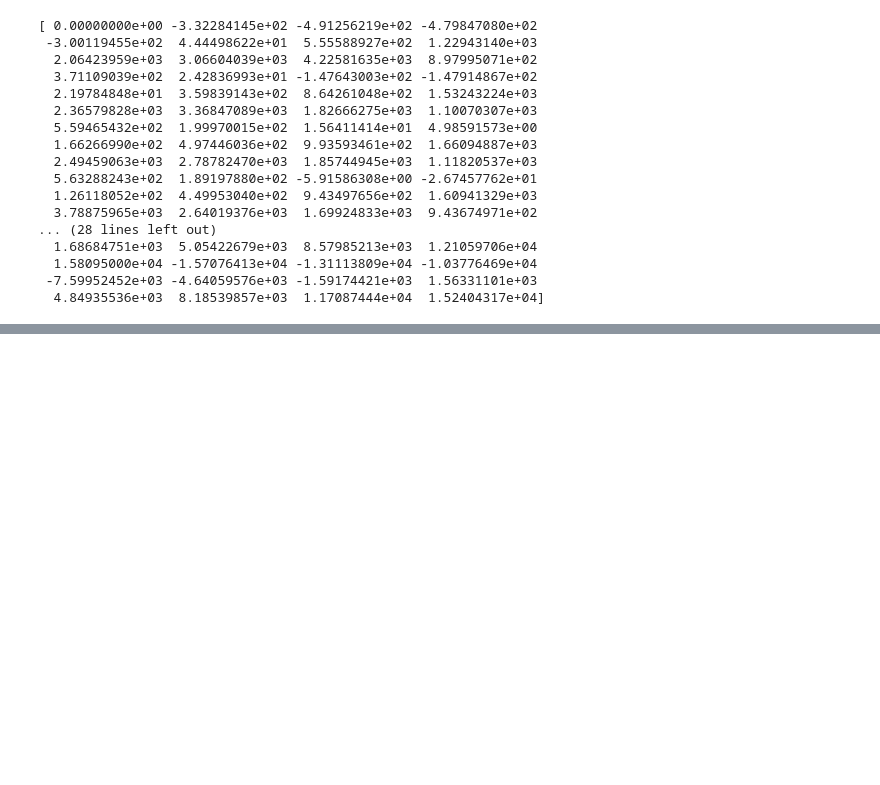
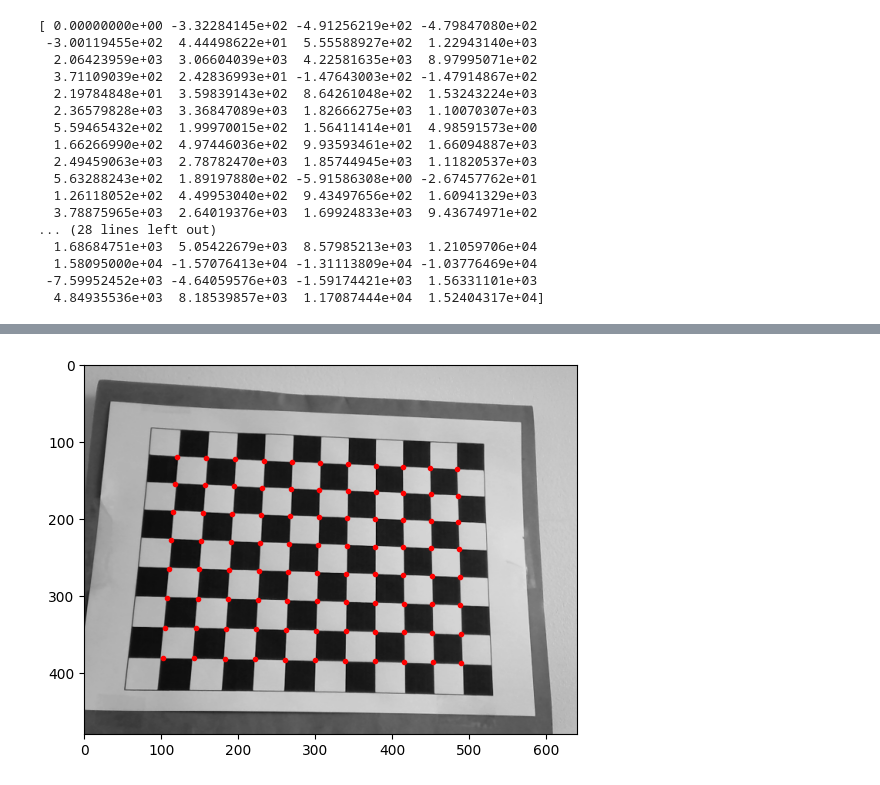
Before and after one commit to blouxongit/tp_calibrage, a Jupyter notebook: srcs/main.ipynb, the cells around one changed output, grey strips where cells are left out. Drawn from its saved outputs; the diff is of its cells as text; code cells hidden in the pictures; blank space fills up the shorter version.

```diff
--- a/srcs/main.ipynb
+++ b/srcs/main.ipynb
@@ -339,0 +353,7 @@ plt.show()
+# %%
+img = plt.imread("../data/mire_2.png")
+plt.plot(U[88:],V[88:],marker)
+plt.imshow(img)
+plt.show()
+# %% [output]
+[figure, added]
```
Also changed, not shown: parts of 11 cells of this notebook, 1 other file.
